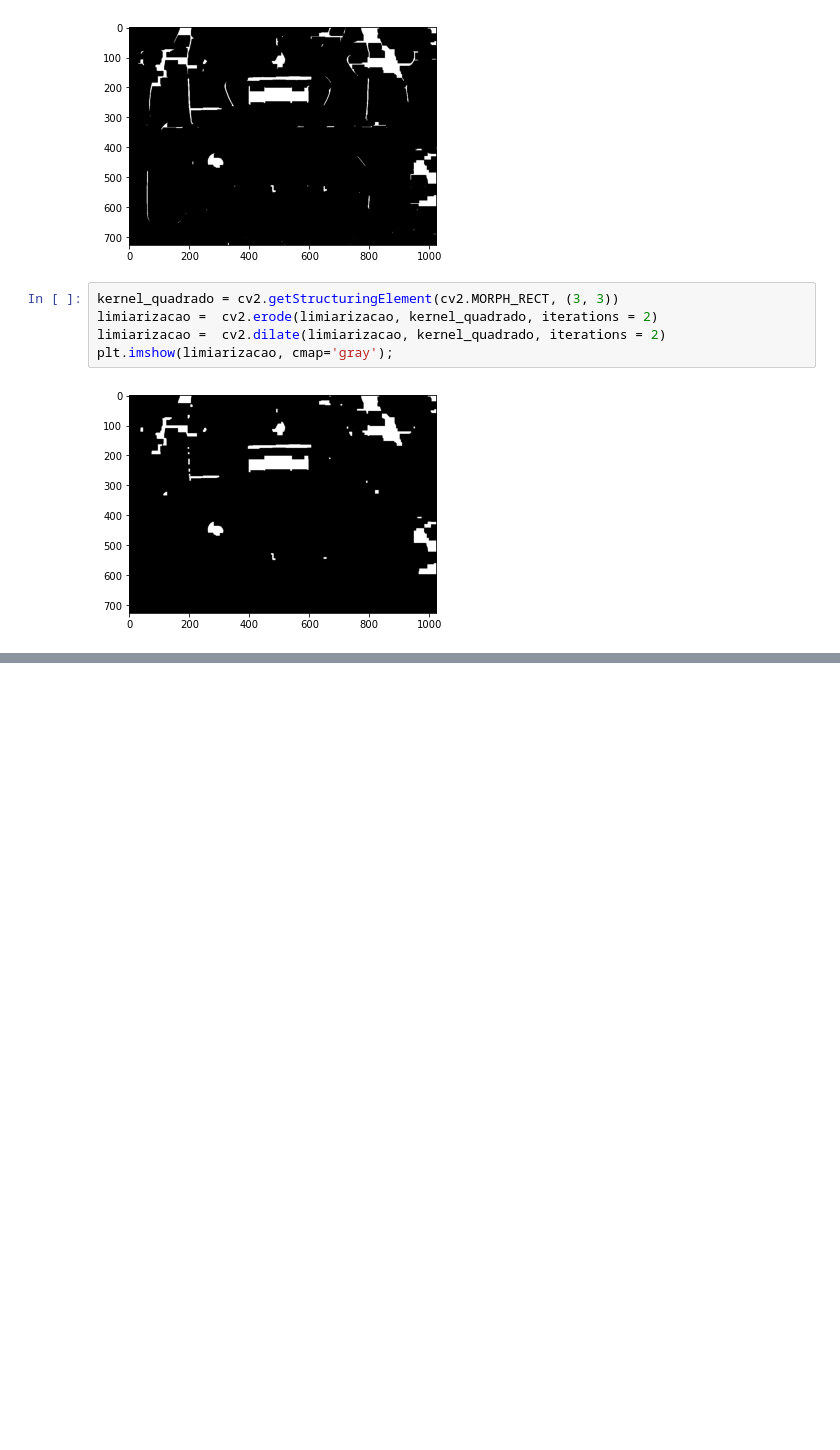
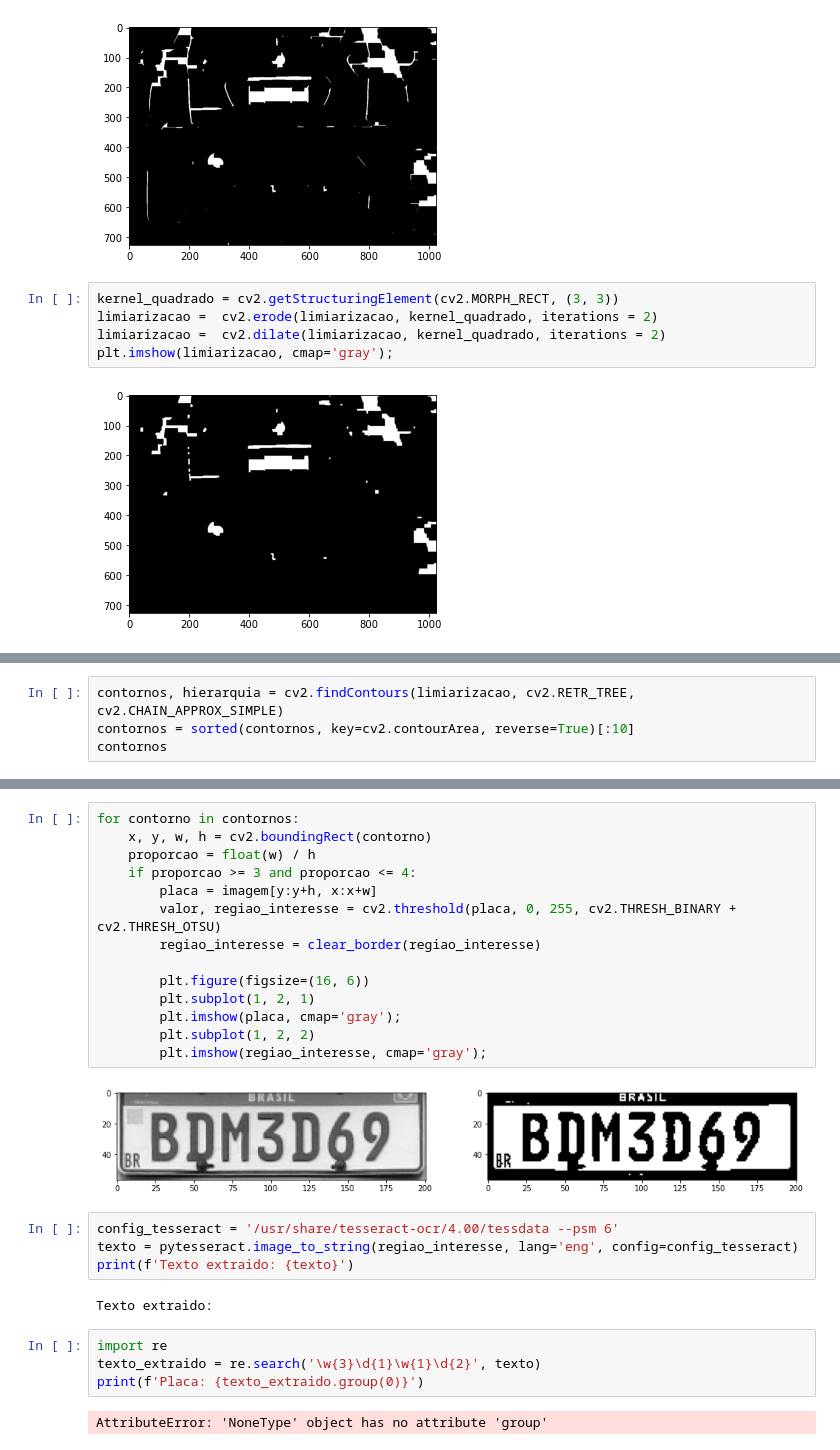
Before and after one commit to joaobizzo/license_plate_recognizer, a Jupyter notebook: license_plate_recognizer.ipynb, the cells around one changed output, grey strips where cells are left out. Saved outputs shown, nothing was run; the diff lists cells and outputs as text; blank space fills up the shorter version.

```diff
--- a/license_plate_recognizer.ipynb
+++ b/license_plate_recognizer.ipynb
@@ -304,0 +329,4 @@ plt.imshow(limiarizacao, cmap='gray');
+# %%
+contornos, hierarquia = cv2.findContours(limiarizacao, cv2.RETR_TREE, cv2.CHAIN_APPROX_SIMPLE)
+contornos = sorted(contornos, key=cv2.contourArea, reverse=True)[:10]
+contornos
@@ -304,0 +351,28 @@ plt.imshow(limiarizacao, cmap='gray');
+# %%
+for contorno in contornos:
+    x, y, w, h = cv2.boundingRect(contorno)
+    proporcao = float(w) / h
+    if proporcao >= 3 and proporcao <= 4:
+        placa = imagem[y:y+h, x:x+w]
+        valor, regiao_interesse = cv2.threshold(placa, 0, 255, cv2.THRESH_BINARY + cv2.THRESH_OTSU)
+        regiao_interesse = clear_border(regiao_interesse)
+
+        plt.figure(figsize=(16, 6))
+        plt.subplot(1, 2, 1)
+        plt.imshow(placa, cmap='gray');
+        plt.subplot(1, 2, 2)
+        plt.imshow(regiao_interesse, cmap='gray');
+# %% [output]
+[figure, added]
+# %%
+config_tesseract = '/usr/share/tesseract-ocr/4.00/tessdata --psm 6'
+texto = pytesseract.image_to_string(regiao_interesse, lang='eng', config=config_tesseract)
+print(f'Texto extraido: {texto}')
+# %% [output]
+Texto extraido:
+# %%
+import re
+texto_extraido = re.search('\w{3}\d{1}\w{1}\d{2}', texto)
+print(f'Placa: {texto_extraido.group(0)}')
+# %% [output]
+AttributeError: 'NoneType' object has no attribute 'group'
```
Also changed, not shown: parts of 21 cells of this notebook.
